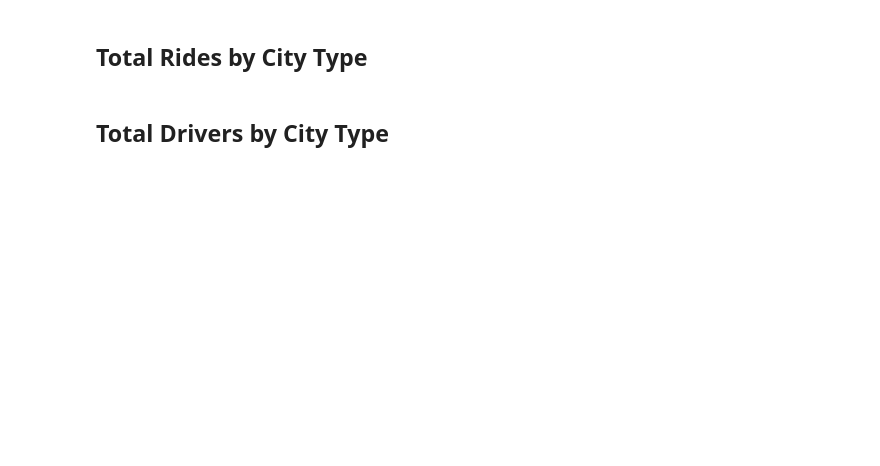
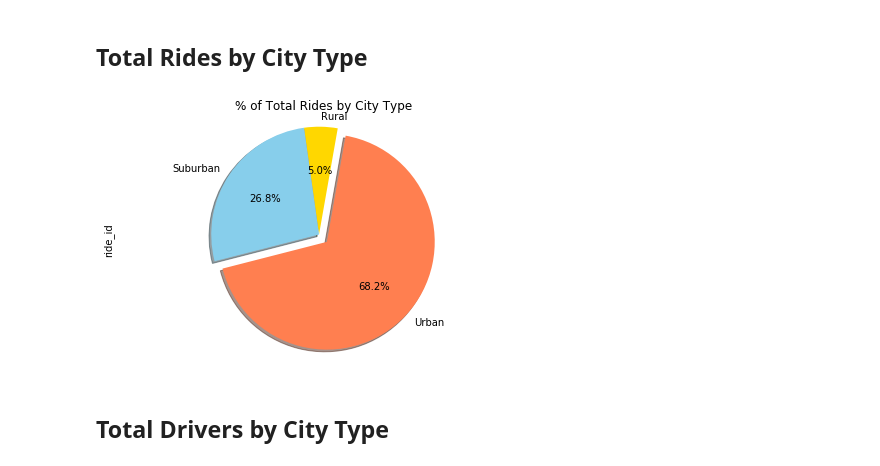
Before and after one commit to SMC380013/Matplotlib_Project, a Jupyter notebook: Pyber/Pyber_Matplotlib project.ipynb, the cells around one changed output. Saved outputs shown, nothing was run; the diff lists cells and outputs as text; code cells hidden in the pictures; blank space fills up the shorter version.

```diff
--- a/Pyber/Pyber_Matplotlib project.ipynb
+++ b/Pyber/Pyber_Matplotlib project.ipynb
@@ -154,3 +183,27 @@ plt.show()
+# %%
+# Calculate Ride Percents
+total_rides_by_type = combined_data.groupby("type").sum()["ride_id"]
+total_rides_by_type.head()
+
+total_rides= combined_data.sum()["ride_id"]
+total_rides
+
+ride_type_percent= total_rides_by_type/total_rides *100
+ride_type_percent
+
+colors=["Gold", "SkyBlue", "Coral"]
+explode = (0, 0, 0.1)
+
+# Build Pie Chart
+ride_pie = ride_type_percent.plot(kind="pie", explode=explode, colors=colors, autopct="%1.1f%%", shadow=True, startangle=80,
+                                  title=("% of Total Rides by City Type"))
+plt.tight_layout()
+plt.axis("equal")
+
+# Save Figure
+plt.savefig("../Images/Pybertotridesbytype.png")
+# %% [output]
+[figure, added]
 # %%
 # Show Figure
 plt.show()
```
Also changed, not shown: parts of 12 cells of this notebook, 3 other files.
